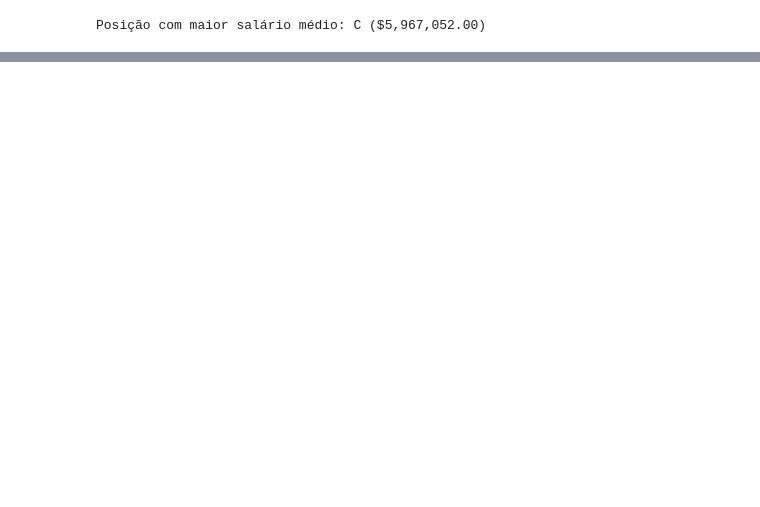
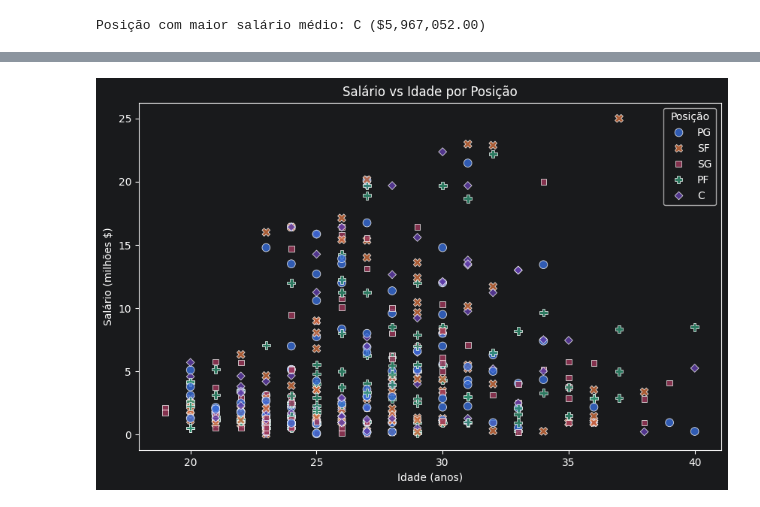
Before and after one commit to 1230953-LEI/MINDD, a Jupyter notebook: PL2/PL2.ipynb, the cells around one changed output, grey strips where cells are left out. Drawn from its saved outputs; the diff is of its cells as text; code cells hidden in the pictures; blank space fills up the shorter version.

```diff
--- a/PL2/PL2.ipynb
+++ b/PL2/PL2.ipynb
@@ -584,0 +602,12 @@ Posição com maior salário médio: C ($5,967,052.00)
+# %%
+# 34. Salary vs Age vs Position
+plt.figure(figsize=(10, 6))
+sns.scatterplot(data=df, x='Age', y=df['Salary'] / 1e6, hue='Position',
+                style='Position', s=60, alpha=0.8)
+plt.title('Salário vs Idade por Posição')
+plt.xlabel('Idade (anos)')
+plt.ylabel('Salário (milhões $)')
+plt.legend(title='Posição')
+plt.show()
+# %% [output]
+[figure, added]
```
Also changed, not shown: parts of 18 cells of this notebook.
